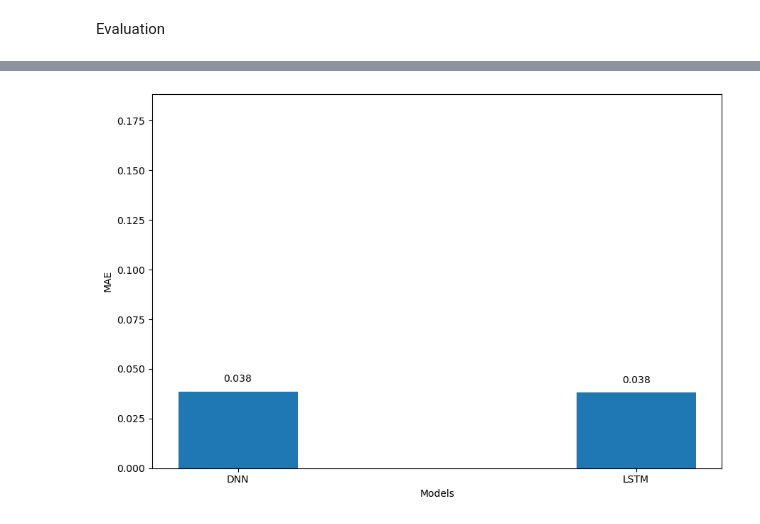
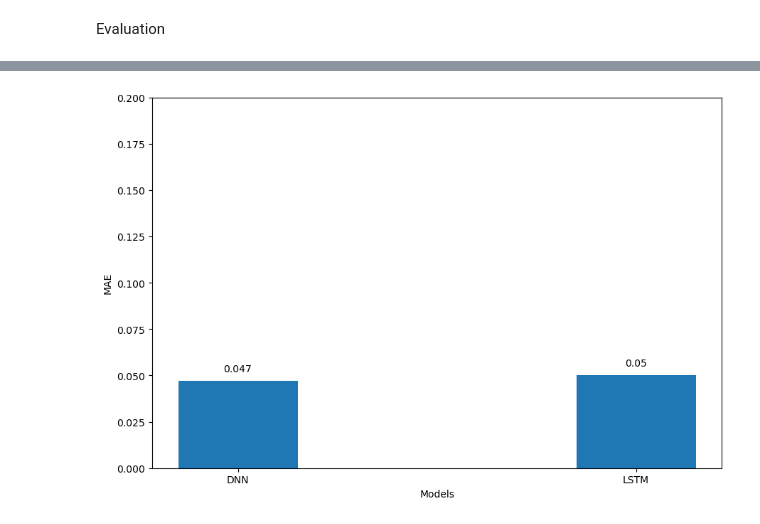
Before and after one commit to vijaymamilla/timeseries-bl, a Jupyter notebook: dhaka.ipynb, the cells around one changed output, grey strips where cells are left out. Cells and saved outputs as stored; diff of their text form; code cells hidden in the pictures.

```diff
--- a/dhaka.ipynb
+++ b/dhaka.ipynb
@@ -135,3 +135,12 @@ fig.autofmt_xdate()
 plt.tight_layout()
 # %% [output]
 [figure]
+# %%
+fig, ax = plt.subplots(figsize=(13,6))
+
+ax.plot(df['precip'])
+ax.set_xlabel('Date')
+ax.set_ylabel('Precip')
+
+fig.autofmt_xdate()
+plt.tight_layout()
@@ -438,10 +458,10 @@ plot_predictions(mo_lstm, mo_sample_batch, 'multi_output')
 # %%
 model_list = ['DNN','LSTM']
 
-mo_mae = [0.0384,0.0380]
+mo_mae = [0.0469,0.050]
 
 plot_evaluation(model_list, mo_mae)
 # %% [output]
-[figure, old version]
+[figure, new version]
 # %%
 mo_lstm.save("lstm_dhaka_model.h5")
```
Also changed, not shown: parts of 18 cells of this notebook, 6 other files.
